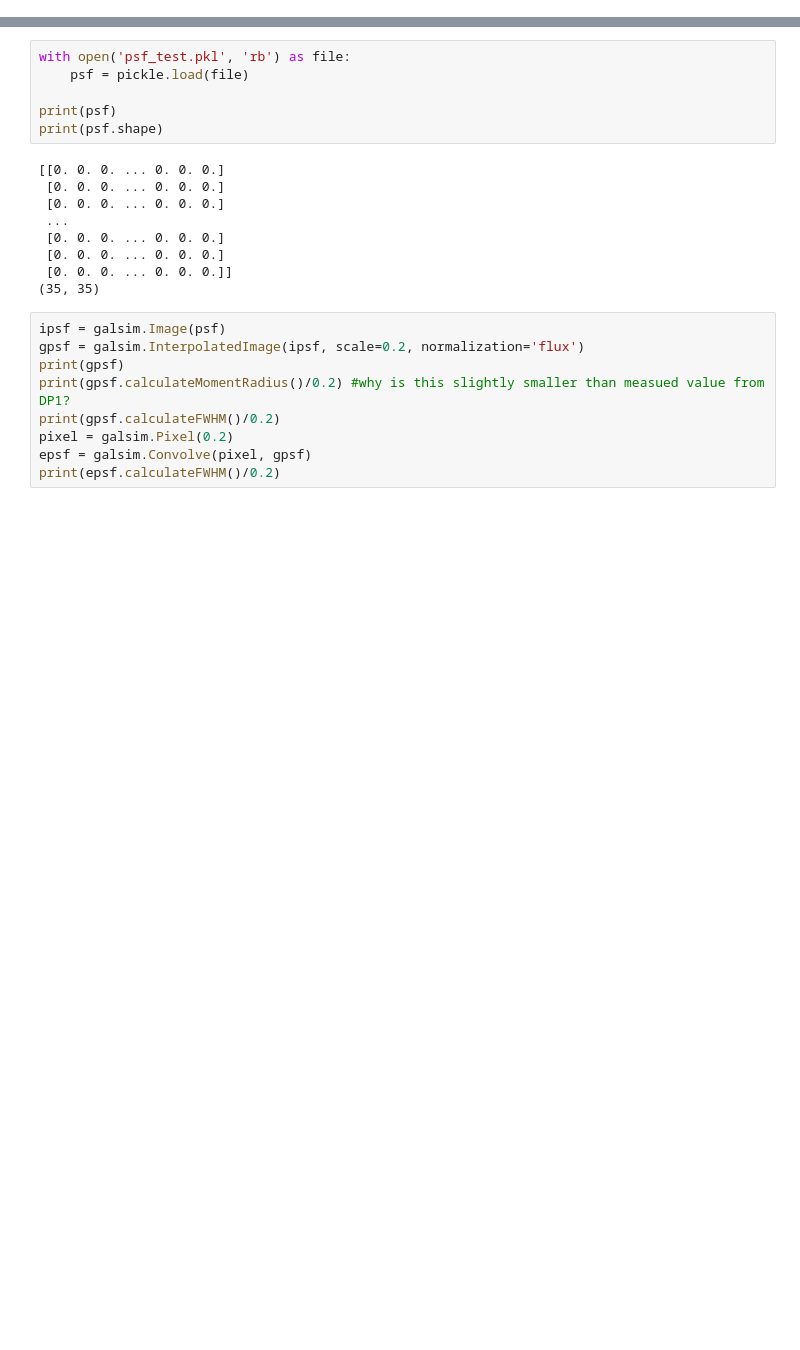
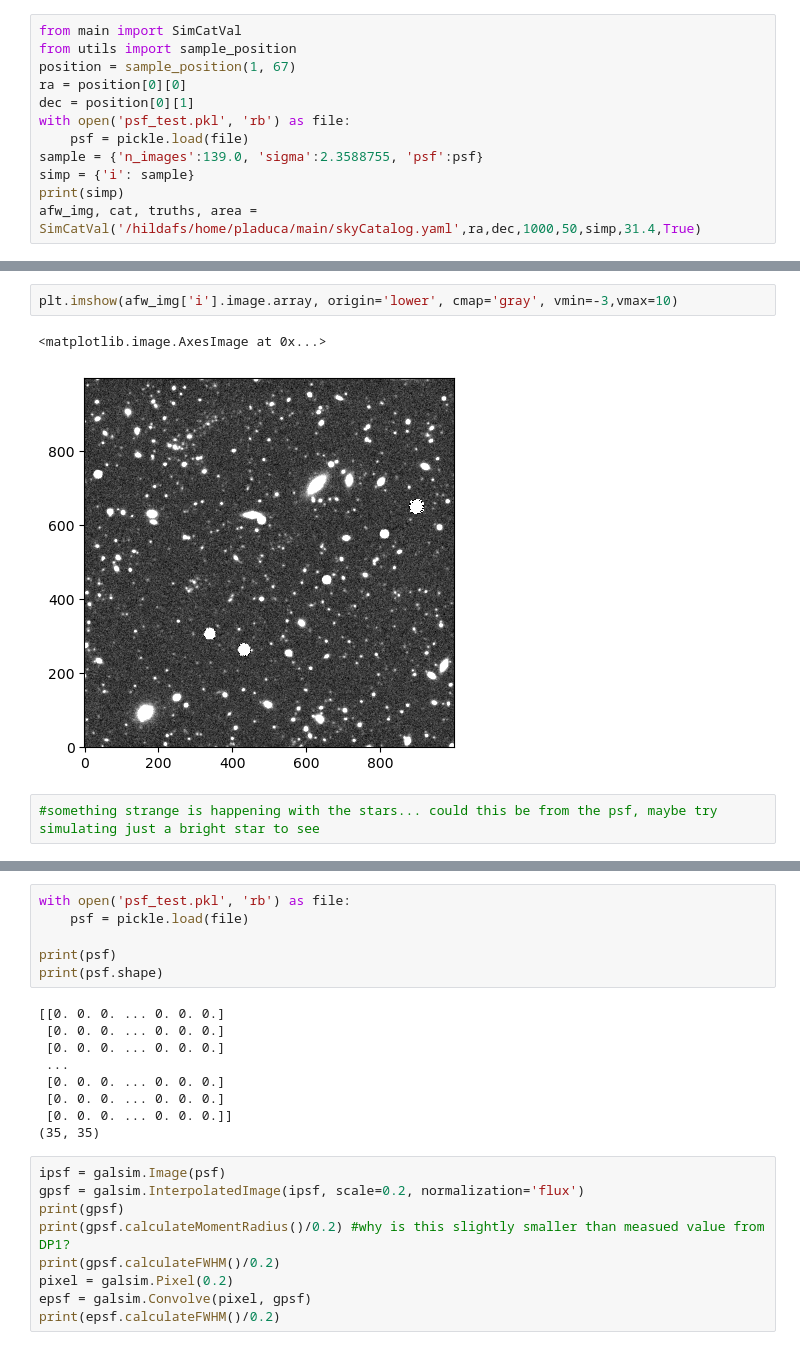
Before and after one commit to philipladuca24/LSST-SimCatVal, a Jupyter notebook: LSST-SimCatVal/testing_psf.ipynb, the cells around one changed output, grey strips where cells are left out. Saved outputs shown, nothing was run; the diff lists cells and outputs as text; blank space fills up the shorter version.

```diff
--- a/LSST-SimCatVal/testing_psf.ipynb
+++ b/LSST-SimCatVal/testing_psf.ipynb
@@ -5,0 +6,12 @@ import galsim
+# %%
+from main import SimCatVal
+from utils import sample_position
+position = sample_position(1, 67)
+ra = position[0][0]
+dec = position[0][1]
+with open('psf_test.pkl', 'rb') as file:
+    psf = pickle.load(file)
+sample = {'n_images':139.0, 'sigma':2.3588755, 'psf':psf}
+simp = {'i': sample}
+print(simp)
+afw_img, cat, truths, area = SimCatVal('/hildafs/home/pladuca/main/skyCatalog.yaml',ra,dec,1000,50,simp,31.4,True)
@@ -5,0 +32,7 @@ import galsim
+# %%
+plt.imshow(afw_img['i'].image.array, origin='lower', cmap='gray', vmin=-3,vmax=10)
+# %% [output]
+<matplotlib.image.AxesImage at 0x...>
+[figure, added]
+# %%
+#something strange is happening with the stars... could this be from the psf, maybe try simulating just a bright star to see
```
Also changed, not shown: parts of 6 cells of this notebook, 2 other files.
